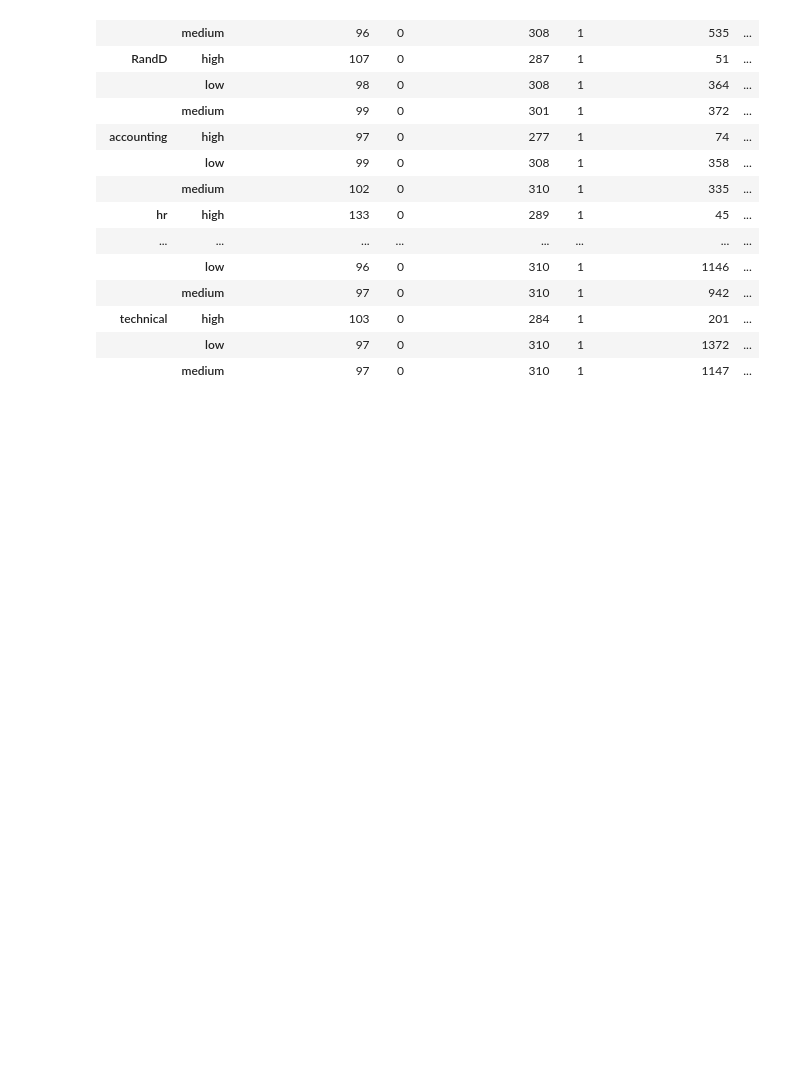
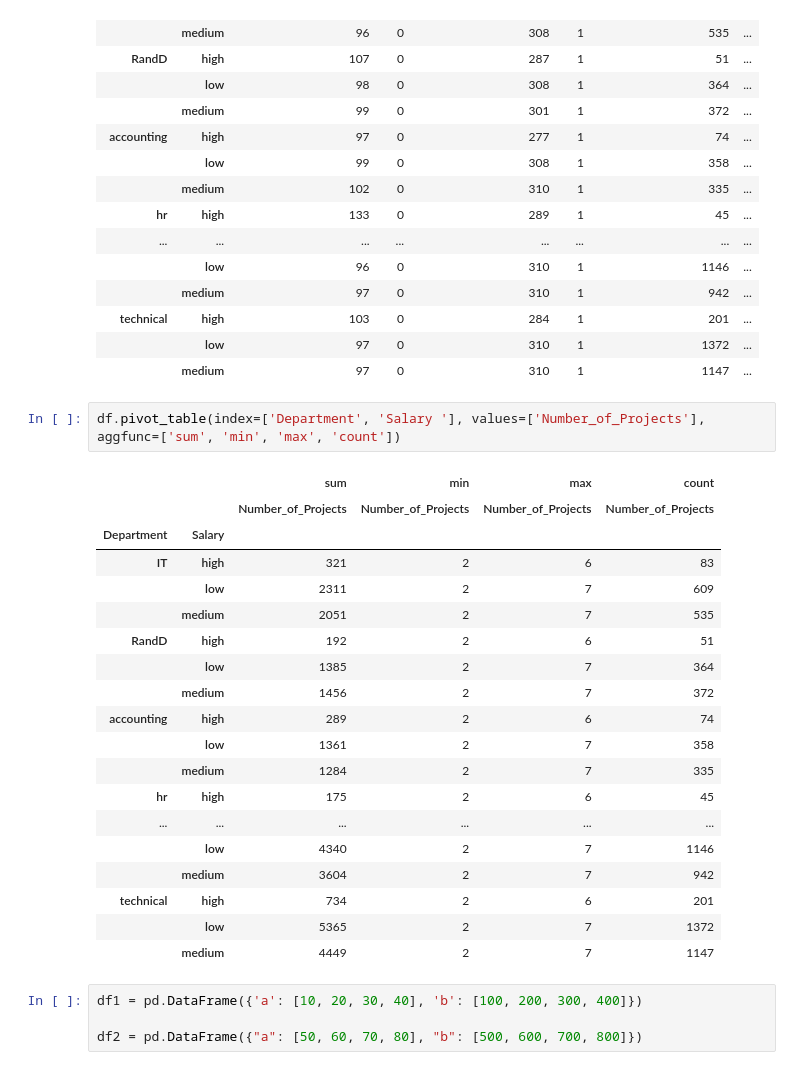
Before and after one commit to sangu0005/data_analysis_workspace, a Jupyter notebook: Hr_Data.ipynb, the cells around one changed output. Drawn from its saved outputs; the diff is of its cells as text; blank space fills up the shorter version.

```diff
--- a/Hr_Data.ipynb
+++ b/Hr_Data.ipynb
@@ -257,3 +257,29 @@ df.pivot_table(index=['Department', 'Salary '], values=['Average_Monthly_Hours',
 | technical | high | 103 | 0 | 284 | 1 | 201 | ... |
 |  | low | 97 | 0 | 310 | 1 | 1372 | ... |
 |  | medium | 97 | 0 | 310 | 1 | 1147 | ... |
+# %%
+df.pivot_table(index=['Department', 'Salary '], values=['Number_of_Projects'], aggfunc=['sum', 'min', 'max', 'count'])
+# %% [output]
+|  |  | sum | min | max | count |
+|  |  | Number_of_Projects | Number_of_Projects | Number_of_Projects | Number_of_Projects |
+| Department | Salary |  |  |  |  |
+| IT | high | 321 | 2 | 6 | 83 |
+|  | low | 2311 | 2 | 7 | 609 |
+|  | medium | 2051 | 2 | 7 | 535 |
+| RandD | high | 192 | 2 | 6 | 51 |
+|  | low | 1385 | 2 | 7 | 364 |
+|  | medium | 1456 | 2 | 7 | 372 |
+| accounting | high | 289 | 2 | 6 | 74 |
+|  | low | 1361 | 2 | 7 | 358 |
+|  | medium | 1284 | 2 | 7 | 335 |
+| hr | high | 175 | 2 | 6 | 45 |
+| ... | ... | ... | ... | ... | ... |
+|  | low | 4340 | 2 | 7 | 1146 |
+|  | medium | 3604 | 2 | 7 | 942 |
+| technical | high | 734 | 2 | 6 | 201 |
+|  | low | 5365 | 2 | 7 | 1372 |
+|  | medium | 4449 | 2 | 7 | 1147 |
+# %%
+df1 = pd.DataFrame({'a': [10, 20, 30, 40], 'b': [100, 200, 300, 400]})
+
+df2 = pd.DataFrame({"a": [50, 60, 70, 80], "b": [500, 600, 700, 800]})
```
Also changed, not shown: parts of 6 cells of this notebook.
